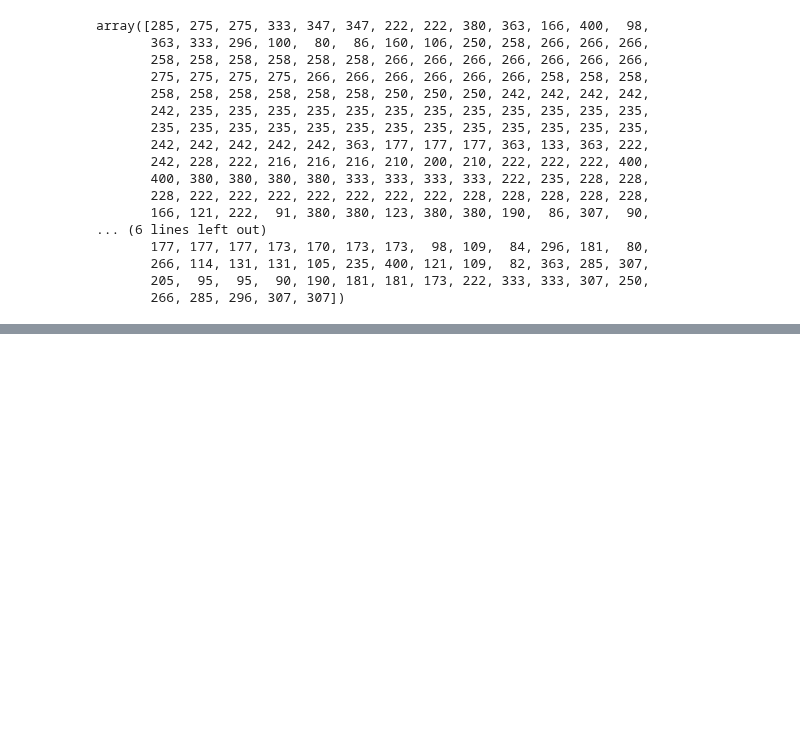
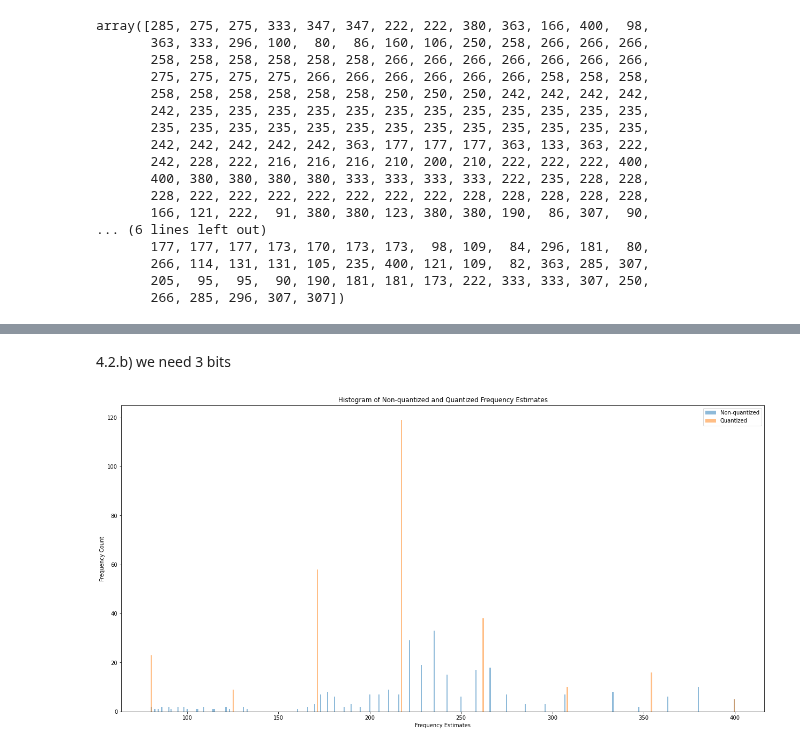
Before and after one commit to angelonti/uhh_ssp_summer2023, a Jupyter notebook: exercise4/exercise4.ipynb, the cells around one changed output, grey strips where cells are left out. Cells and saved outputs as stored; diff of their text form; code cells hidden in the pictures; blank space fills up the shorter version.

```diff
--- a/exercise4/exercise4.ipynb
+++ b/exercise4/exercise4.ipynb
@@ -1039,6 +1051,6 @@ array([285, 275, 275, 333, 347, 347, 222, 222, 380, 363, 166, 400,  98,
        205,  95,  95,  90, 190, 181, 181, 173, 222, 333, 333, 307, 250,
        266, 285, 296, 307, 307])
 # %%
-freq_quantized_idxs = quantize_encoder(fundamental_freqs, 4, freq_x_range, freq_x_center)
+freq_quantized_idxs = quantize_encoder(fundamental_freqs, 3, freq_x_range, freq_x_center)
 freq_quantized_idxs
 # %% [output]
@@ -1067,5 +1073,5 @@ array([ 9,  9,  9, 11, 12, 12,  6,  6, 14, 13,  4, 15,  0, 13, 11, 10,  0,
 # %%
-freq_quantized_signal = quantize_decoder(freq_quantized_idxs, 4, freq_x_range, freq_x_center)
+freq_quantized_signal = quantize_decoder(freq_quantized_idxs, 3, freq_x_range, freq_x_center).astype(int)
 # %%
 freq_quantized_signal
 # %% [output]
@@ -1088,0 +1147,20 @@ array([272.        , 272.        , 272.        , 314.66666667,
+# %% [markdown]
+4.2.b) we need 3 bits
+# %%
+# Set the number of bins for the histograms
+num_bins = 500
+
+# Plot the histograms
+fig = plt.gcf()
+fig.set_size_inches(21.5, 10.5)
+plt.hist(fundamental_freqs, bins=num_bins, alpha=0.5, label='Non-quantized')
+plt.hist(freq_quantized_signal, bins=num_bins, alpha=0.5, label='Quantized')
+plt.xlabel('Frequency Estimates')
+plt.ylabel('Frequency Count')
+plt.title('Histogram of Non-quantized and Quantized Frequency Estimates')
+plt.legend()
+
+# Show the plot
+plt.show()
+# %% [output]
+[figure, added]
```
Also changed, not shown: parts of 42 cells of this notebook.
